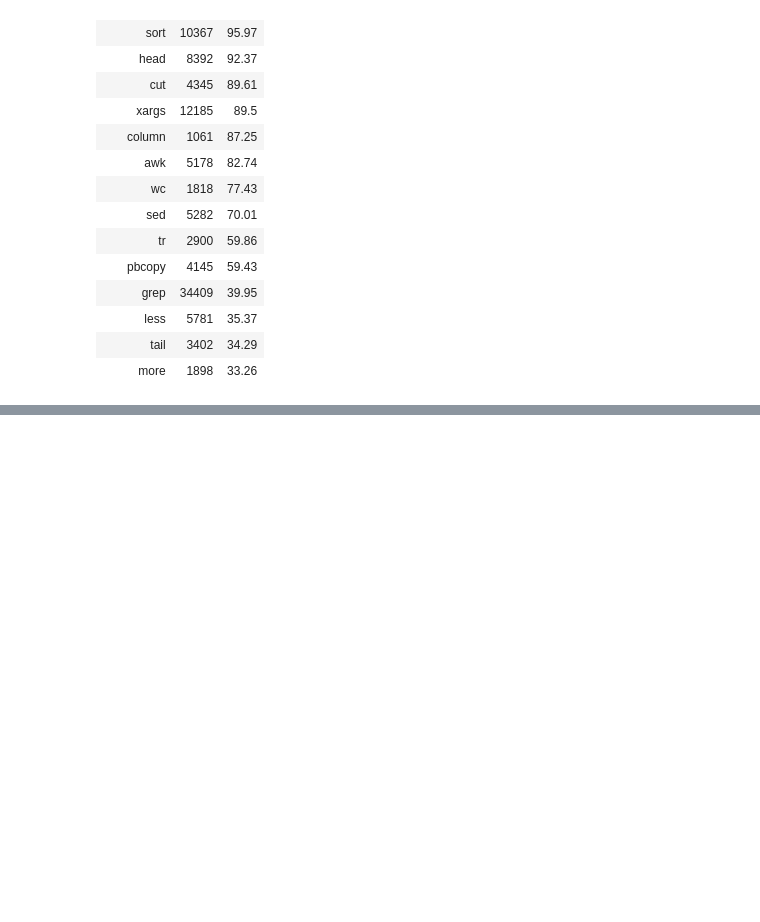
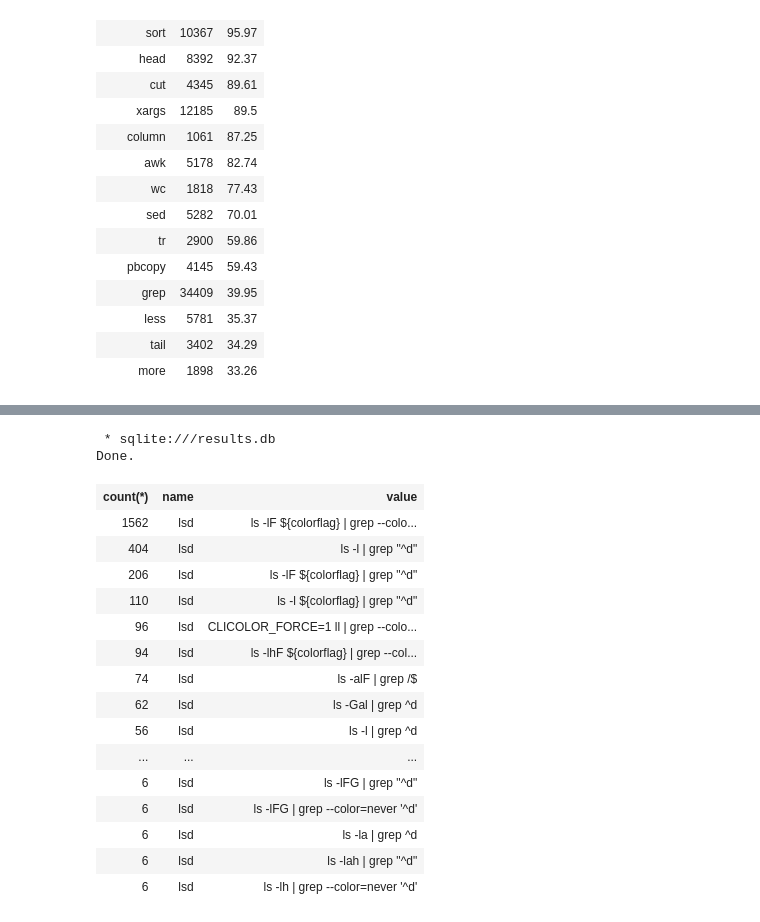
Before and after one commit to ipa-lab/shell-alias-analysis, a Jupyter notebook: notebooks/scripts.ipynb, the cells around one changed output, grey strips where cells are left out. Cells and saved outputs as stored; diff of their text form; code cells hidden in the pictures; blank space fills up the shorter version.

Commit message:
Add discussion pipeline alias names

```diff
--- a/notebooks/scripts.ipynb
+++ b/notebooks/scripts.ipynb
@@ -341,0 +374,30 @@ Done.
+# %%
+%%sql
+select count(*), alias.name, alias.value
+from alias join command using (alias_id)
+where alias.num_commands > 1
+and alias_id not in
+(select alias_id from command where command.operator != "" and command.operator != '|')
+and alias.name = 'lsd'
+group by alias.value, alias.name
+order by 1 desc
+limit 50;
+# %% [output]
+ * sqlite:///results.db
+Done.
+| count(*) | name | value |
+| 1562 | lsd | ls -lF ${colorflag} | grep --colo... |
+| 404 | lsd | ls -l | grep "^d" |
+| 206 | lsd | ls -lF ${colorflag} | grep "^d" |
+| 110 | lsd | ls -l ${colorflag} | grep "^d" |
+| 96 | lsd | CLICOLOR_FORCE=1 ll | grep --colo... |
+| 94 | lsd | ls -lhF ${colorflag} | grep --col... |
+| 74 | lsd | ls -alF | grep /$ |
+| 62 | lsd | ls -Gal | grep ^d |
+| 56 | lsd | ls -l | grep ^d |
+| ... | ... | ... |
+| 6 | lsd | ls -lFG | grep "^d" |
+| 6 | lsd | ls -lFG | grep --color=never '^d' |
+| 6 | lsd | ls -la | grep ^d |
+| 6 | lsd | ls -lah | grep "^d" |
+| 6 | lsd | ls -lh | grep --color=never '^d' |
```
Also changed, not shown: parts of 3 cells of this notebook, 1 other file.
